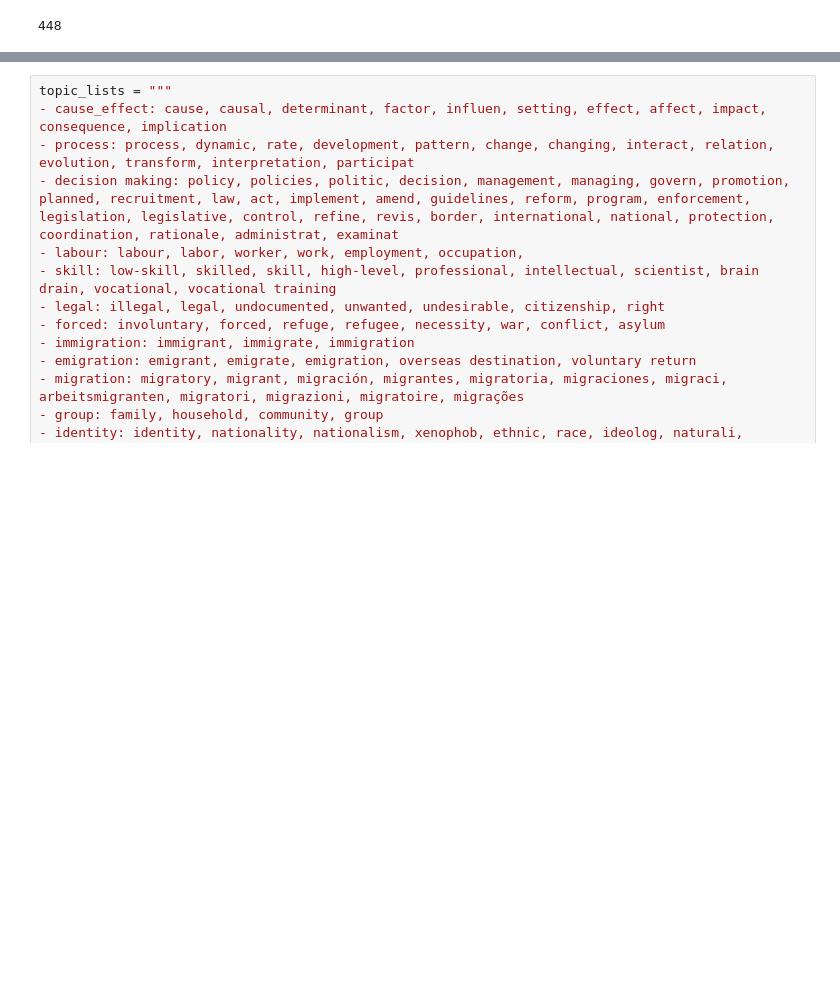
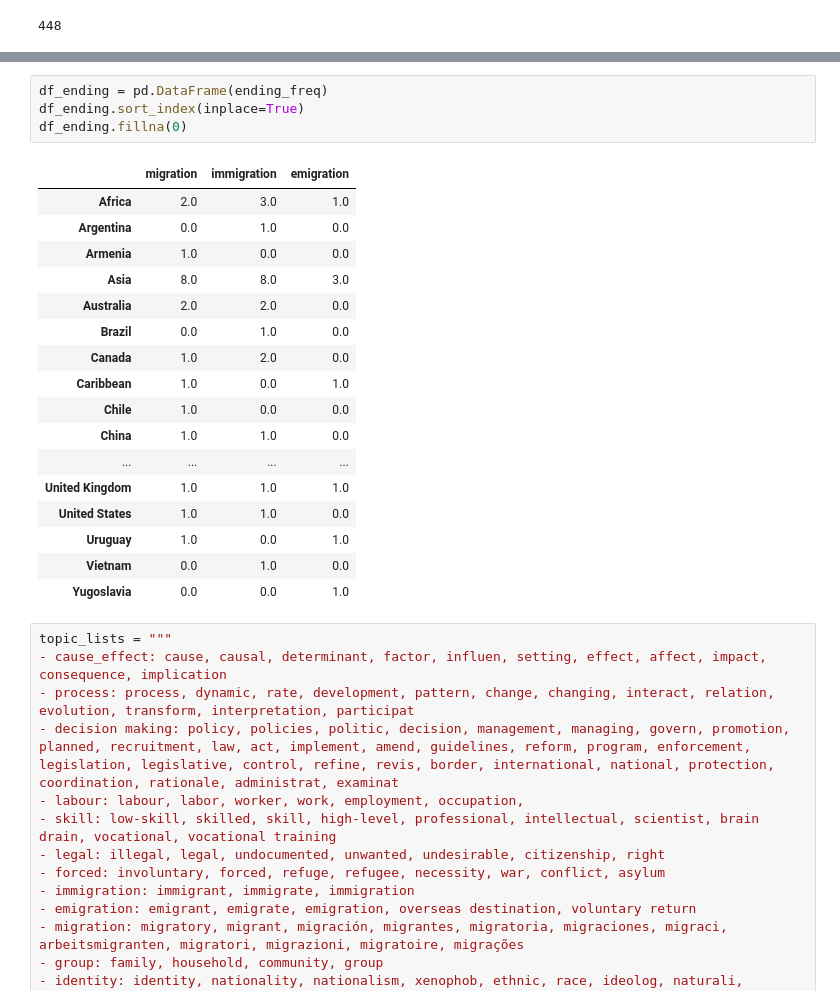
Before and after one commit to HoekR/migrant_discourse, a Jupyter notebook: notebooks/Temporal-topic-analysis_rik.ipynb, the cells around one changed output, grey strips where cells are left out. Cells and saved outputs as stored; diff of their text form; blank space fills up the shorter version.

```diff
--- a/notebooks/Temporal-topic-analysis_rik.ipynb
+++ b/notebooks/Temporal-topic-analysis_rik.ipynb
@@ -184,6 +184,28 @@ emigration Netherlands 1
 emigration Ireland 1
 emigration United Kingdom 1
 emigration Malta 1
+# %%
+df_ending = pd.DataFrame(ending_freq)
+df_ending.sort_index(inplace=True)
+df_ending.fillna(0)
+# %% [output]
+|  | migration | immigration | emigration |
+| Africa | 2.0 | 3.0 | 1.0 |
+| Argentina | 0.0 | 1.0 | 0.0 |
+| Armenia | 1.0 | 0.0 | 0.0 |
+| Asia | 8.0 | 8.0 | 3.0 |
+| Australia | 2.0 | 2.0 | 0.0 |
+| Brazil | 0.0 | 1.0 | 0.0 |
+| Canada | 1.0 | 2.0 | 0.0 |
+| Caribbean | 1.0 | 0.0 | 1.0 |
+| Chile | 1.0 | 0.0 | 0.0 |
+| China | 1.0 | 1.0 | 0.0 |
+| ... | ... | ... | ... |
+| United Kingdom | 1.0 | 1.0 | 1.0 |
+| United States | 1.0 | 1.0 | 0.0 |
+| Uruguay | 1.0 | 0.0 | 1.0 |
+| Vietnam | 0.0 | 1.0 | 0.0 |
+| Yugoslavia | 0.0 | 0.0 | 1.0 |
 # %%
 topic_lists = """
 - cause_effect: cause, causal, determinant, factor, influen, setting, effect, affect, impact, consequence, implication
```
Also changed, not shown: parts of 34 cells of this notebook, 1 other file.
